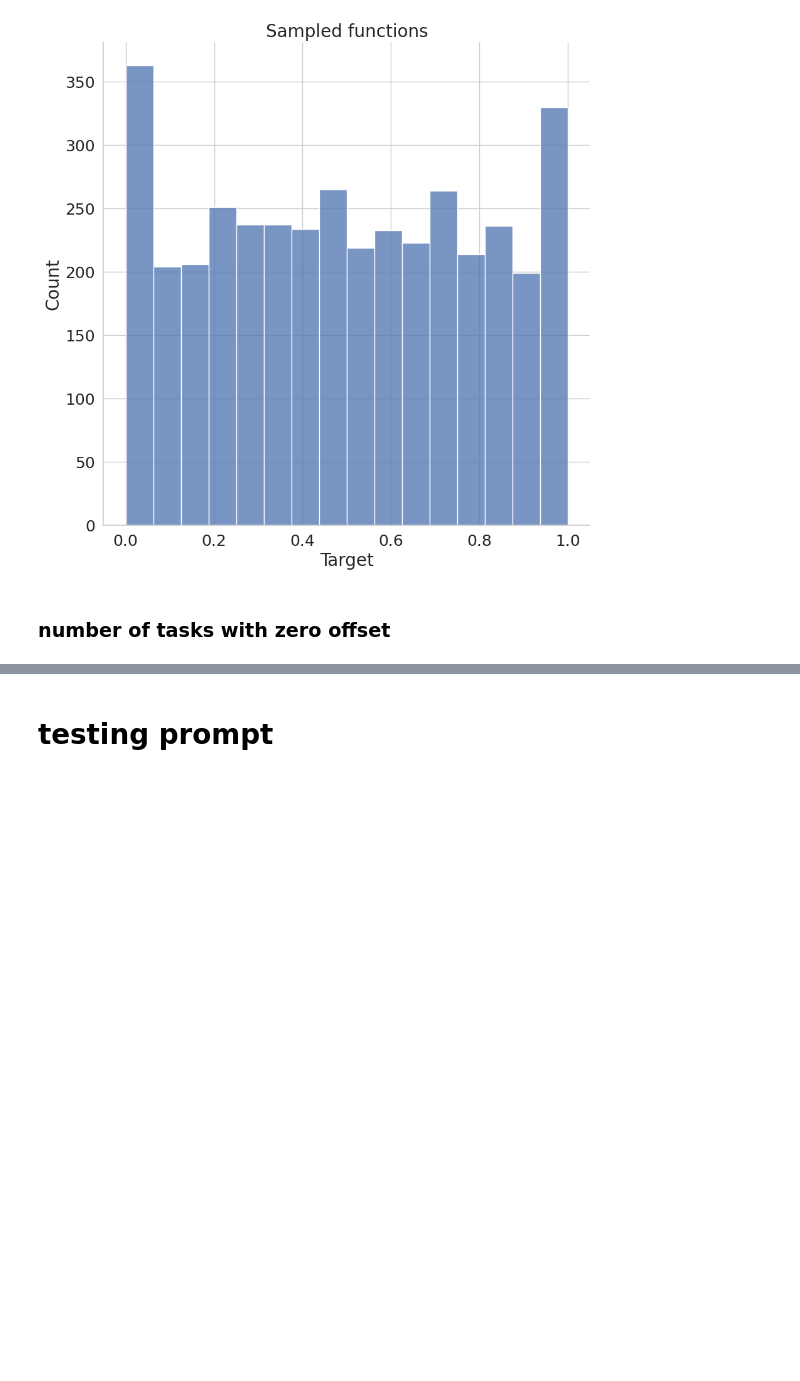
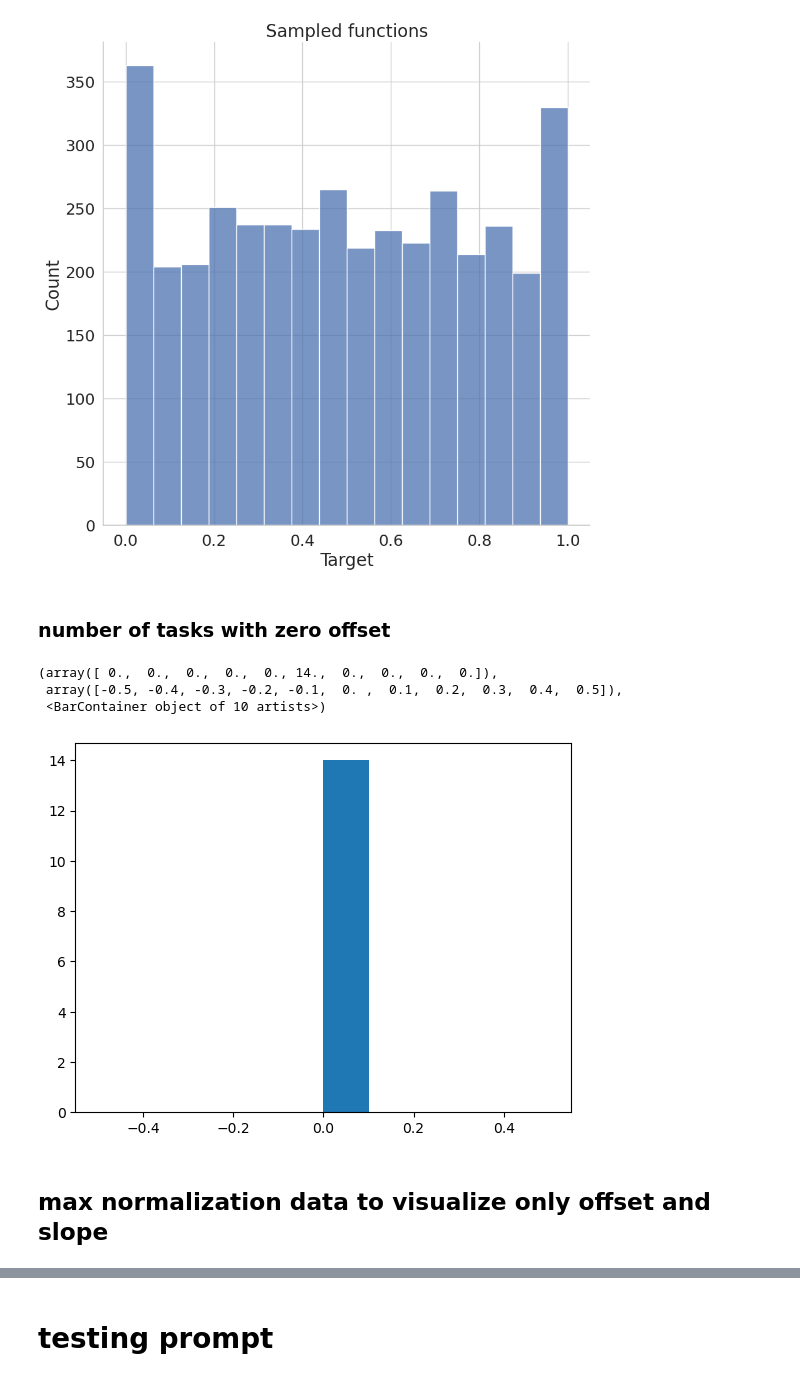
Before and after one commit to akjagadish/ermi, a Jupyter notebook: notebooks/functionlearning.ipynb, the cells around one changed output, grey strips where cells are left out. Cells and saved outputs as stored; diff of their text form; code cells hidden in the pictures; blank space fills up the shorter version.

```diff
--- a/notebooks/functionlearning.ipynb
+++ b/notebooks/functionlearning.ipynb
@@ -662,0 +648,15 @@ plt.hist(aa)
+# %%
+df = pd.read_csv(f'{SYS_PATH}/functionlearning/data/generated_tasks/claude_generated_functionlearningtasks_paramsNA_dim1_data20_tasks9991_run0_procid0_pversion2.csv')
+df['input'] = df['input'].apply(lambda x: eval(x)[0])
+
+min_values = np.array([df[df.task_id==task_id].input.min() for task_id in np.unique(df.task_id.values)])
+min_values = min_values[min_values==0]
+
+plt.hist(min_values)
+# %% [output]
+(array([ 0.,  0.,  0.,  0.,  0., 14.,  0.,  0.,  0.,  0.]),
+ array([-0.5, -0.4, -0.3, -0.2, -0.1,  0. ,  0.1,  0.2,  0.3,  0.4,  0.5]),
+ <BarContainer object of 10 artists>)
+[figure, added]
+# %% [markdown]
+## max normalization data to visualize only offset and slope
```
Also changed, not shown: parts of 13 cells of this notebook.
